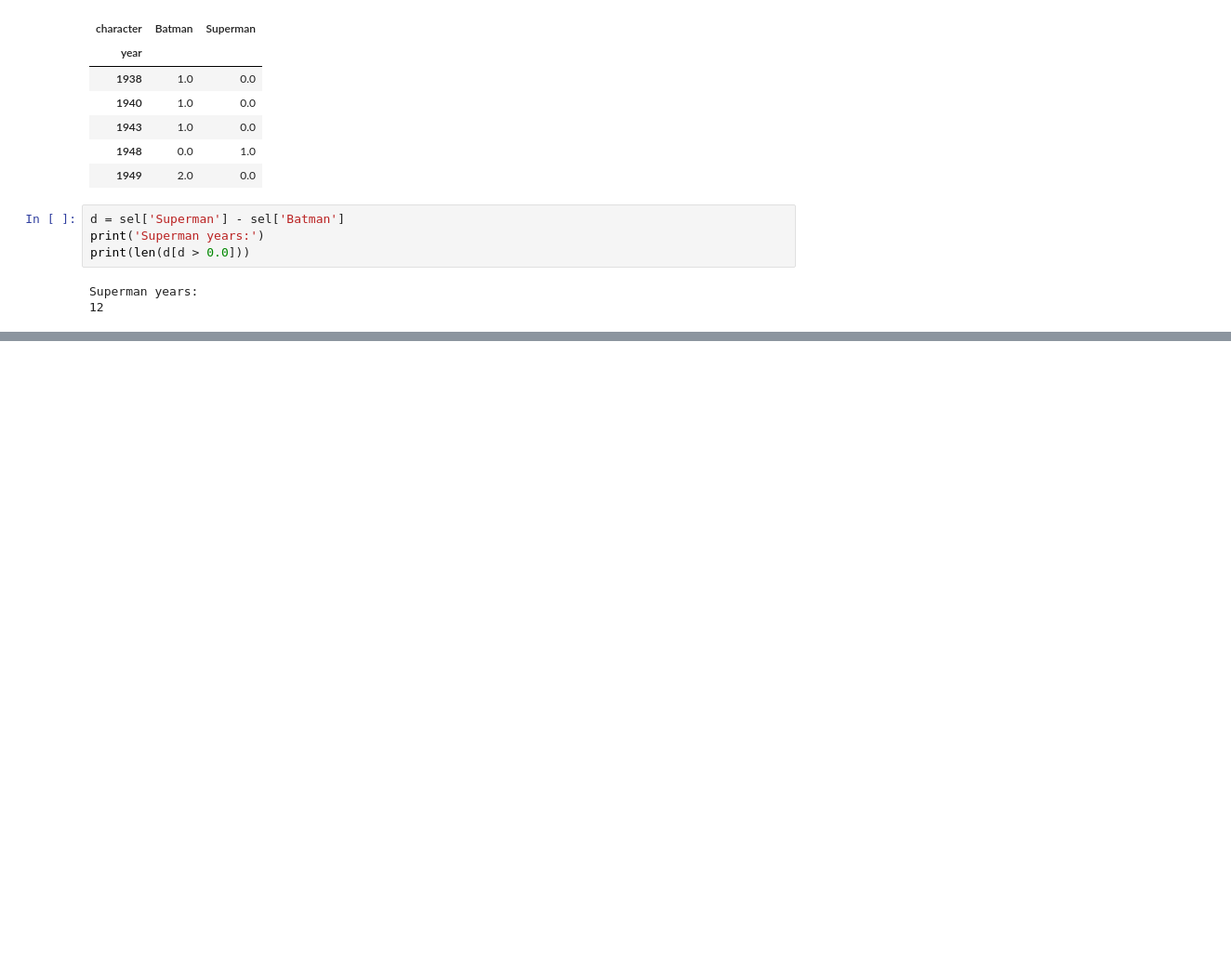
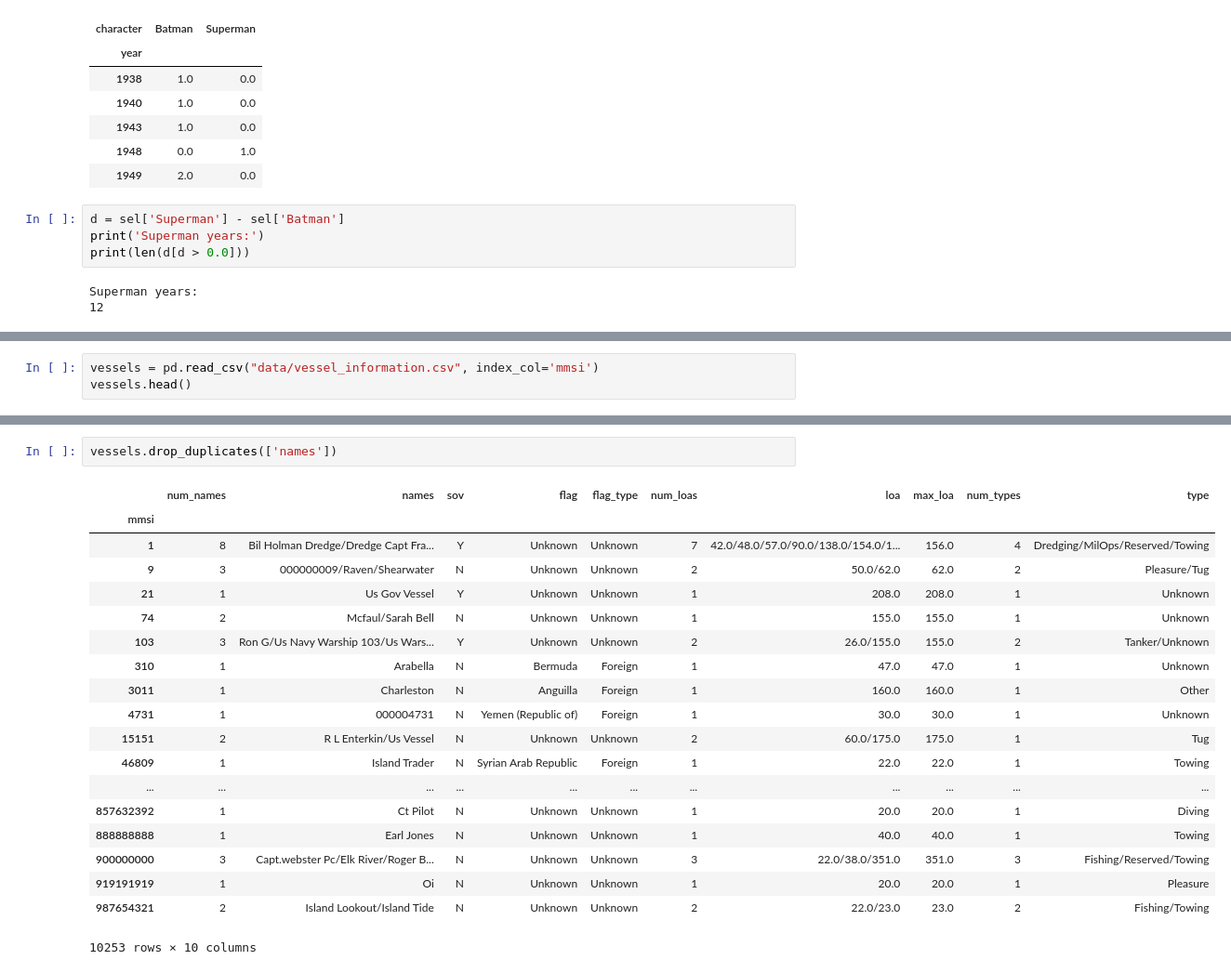
Before and after one commit to fireblend-clases/pandas-tutorial, a Jupyter notebook: solved - 06 - Modificacion de Datos (Reshaping).ipynb, the cells around one changed output, grey strips where cells are left out. Shown: that part at 93% size. Cells and saved outputs as stored; diff of their text form; blank space fills up the shorter version.

```diff
--- a/solved - 06 - Modificacion de Datos (Reshaping).ipynb
+++ b/solved - 06 - Modificacion de Datos (Reshaping).ipynb
@@ -593,0 +651,3 @@ Superman years:
+# %%
+vessels = pd.read_csv("data/vessel_information.csv", index_col='mmsi')
+vessels.head()
@@ -593,0 +676,22 @@ Superman years:
+# %%
+vessels.drop_duplicates(['names'])
+# %% [output]
+|  | num_names | names | sov | flag | flag_type | num_loas | loa | max_loa | num_types | type |
+| mmsi |  |  |  |  |  |  |  |  |  |  |
+| 1 | 8 | Bil Holman Dredge/Dredge Capt Fra... | Y | Unknown | Unknown | 7 | 42.0/48.0/57.0/90.0/138.0/154.0/1... | 156.0 | 4 | Dredging/MilOps/Reserved/Towing |
+| 9 | 3 | 000000009/Raven/Shearwater | N | Unknown | Unknown | 2 | 50.0/62.0 | 62.0 | 2 | Pleasure/Tug |
+| 21 | 1 | Us Gov Vessel | Y | Unknown | Unknown | 1 | 208.0 | 208.0 | 1 | Unknown |
+| 74 | 2 | Mcfaul/Sarah Bell | N | Unknown | Unknown | 1 | 155.0 | 155.0 | 1 | Unknown |
+| 103 | 3 | Ron G/Us Navy Warship 103/Us Wars... | Y | Unknown | Unknown | 2 | 26.0/155.0 | 155.0 | 2 | Tanker/Unknown |
+| 310 | 1 | Arabella | N | Bermuda | Foreign | 1 | 47.0 | 47.0 | 1 | Unknown |
+| 3011 | 1 | Charleston | N | Anguilla | Foreign | 1 | 160.0 | 160.0 | 1 | Other |
+| 4731 | 1 | 000004731 | N | Yemen (Republic of) | Foreign | 1 | 30.0 | 30.0 | 1 | Unknown |
+| 15151 | 2 | R L Enterkin/Us Vessel | N | Unknown | Unknown | 2 | 60.0/175.0 | 175.0 | 1 | Tug |
+| 46809 | 1 | Island Trader | N | Syrian Arab Republic | Foreign | 1 | 22.0 | 22.0 | 1 | Towing |
+| ... | ... | ... | ... | ... | ... | ... | ... | ... | ... | ... |
+| 857632392 | 1 | Ct Pilot | N | Unknown | Unknown | 1 | 20.0 | 20.0 | 1 | Diving |
+| 888888888 | 1 | Earl Jones | N | Unknown | Unknown | 1 | 40.0 | 40.0 | 1 | Towing |
+| 900000000 | 3 | Capt.webster Pc/Elk River/Roger B... | N | Unknown | Unknown | 3 | 22.0/38.0/351.0 | 351.0 | 3 | Fishing/Reserved/Towing |
+| 919191919 | 1 | Oi | N | Unknown | Unknown | 1 | 20.0 | 20.0 | 1 | Pleasure |
+| 987654321 | 2 | Island Lookout/Island Tide | N | Unknown | Unknown | 2 | 22.0/23.0 | 23.0 | 2 | Fishing/Towing |
+10253 rows × 10 columns
```
Also changed, not shown: parts of 38 cells of this notebook, 3 other files.
